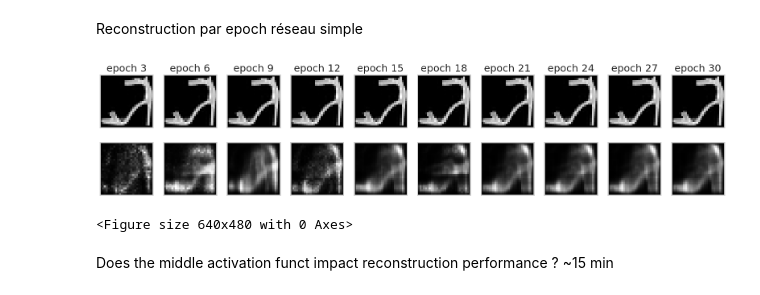
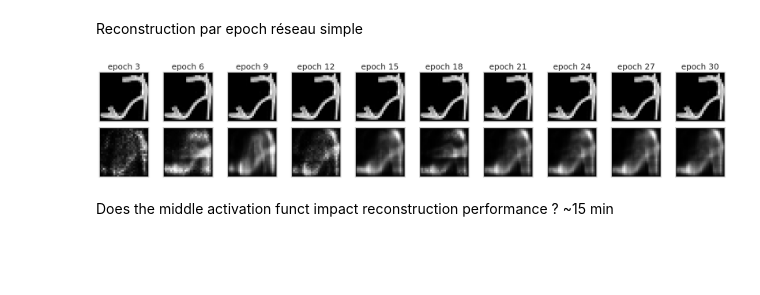
Before and after one commit to dataymeric/NeuralNetworksDIY, a Jupyter notebook: notebooks/encoder_decoder_fashion.ipynb, the cells around one changed output. Saved outputs shown, nothing was run; the diff lists cells and outputs as text; code cells hidden in the pictures; blank space fills up the shorter version.

```diff
--- a/notebooks/encoder_decoder_fashion.ipynb
+++ b/notebooks/encoder_decoder_fashion.ipynb
@@ -128,32 +128,31 @@ for i in range(n):
     )
     model_simple_list_3_epoch.append(deepcopy(optimizer_simple.network))
 # %%
-plt.figure(figsize=(20, 4))
+fig = plt.figure(figsize=(20, 4))
 fig.set_tight_layout(True)
 nb = 8
 for i in range(len(model_simple_list_3_epoch)):
     decoded_imgs = model_simple_list_3_epoch[i].forward(X_test)
 
     # display original
     ax = plt.subplot(2, n, i + 1)
     plt.imshow(X_test[nb].reshape(28, 28))
     plt.title(f"epoch {(i+1)*3}")
     plt.gray()
     ax.get_xaxis().set_visible(False)
     ax.get_yaxis().set_visible(False)
 
     # display reconstruction
     ax = plt.subplot(2, n, i + 1 + n)
     plt.imshow(decoded_imgs[nb].reshape(28, 28))
     plt.gray()
     ax.get_xaxis().set_visible(False)
     ax.get_yaxis().set_visible(False)
 plt.show()
-plt.gcf().savefig('reports/src/reconstruction_per_epoch_simple_model.pdf',
+fig.savefig('reports/src/reconstruction_per_epoch_simple_model.pdf',
             dpi=100, bbox_inches="tight")
 # %% [output]
-[figure, old version]
+[figure, new version]
-<Figure size 640x480 with 0 Axes>
 # %% [markdown]
 Does the middle activation funct impact reconstruction performance ? ~15 min
 # %%
```
Also changed, not shown: parts of 1 cell of this notebook, 2 other files.
